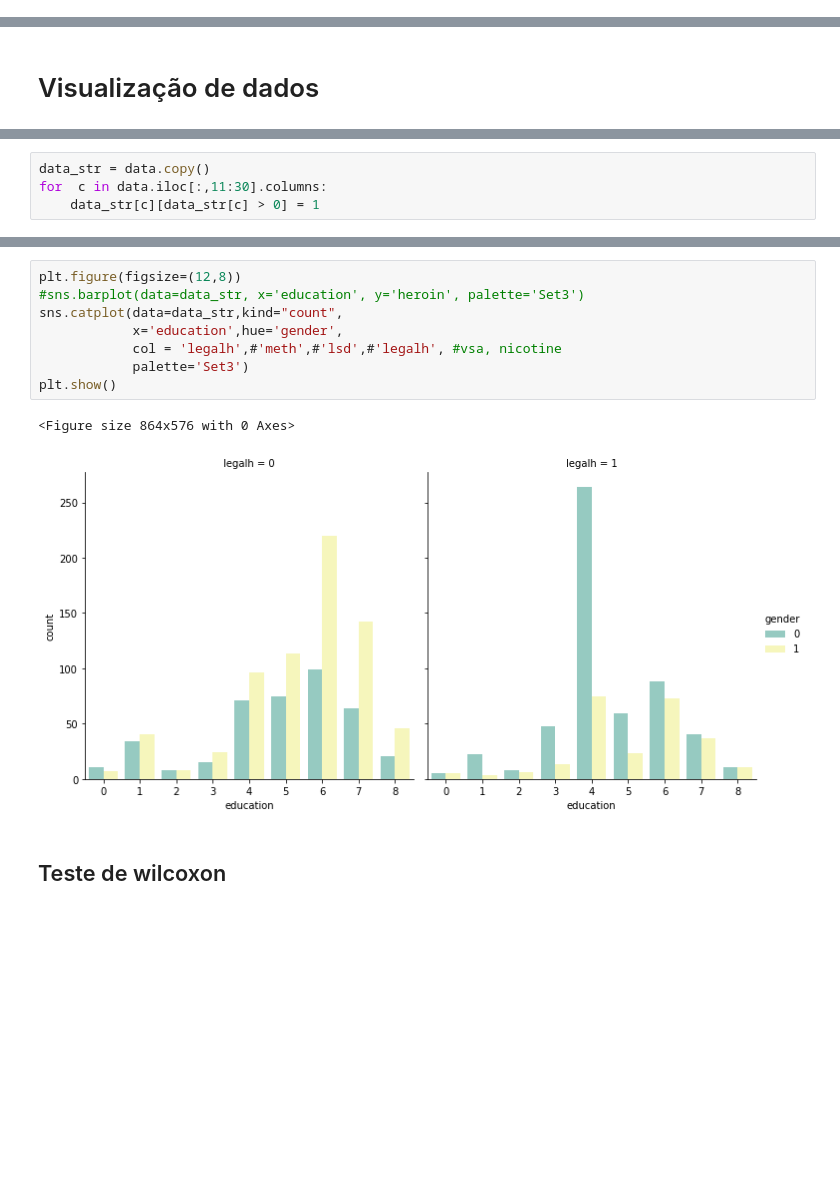
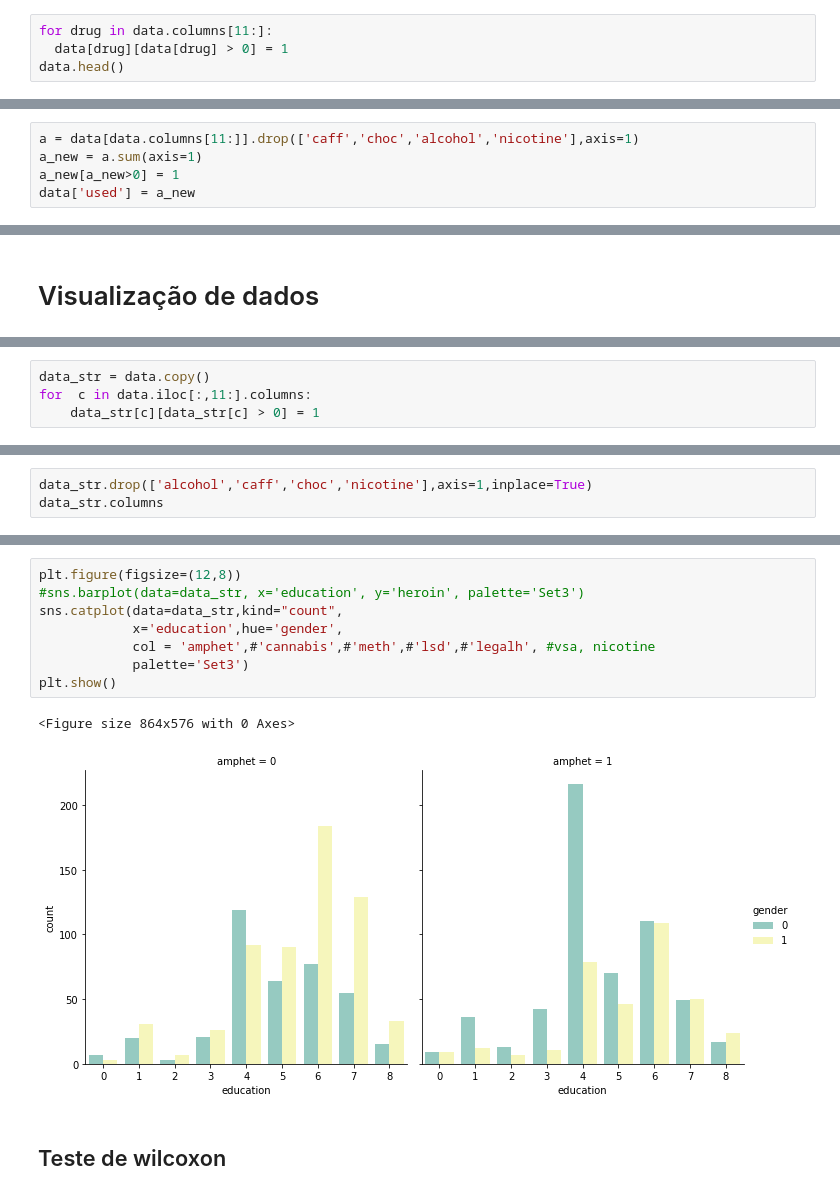
Before and after one commit to cahssis/am-drugs-consumption, a Jupyter notebook: relatorio01_ml.ipynb, the cells around one changed output, grey strips where cells are left out. Drawn from its saved outputs; the diff is of its cells as text; blank space fills up the shorter version.

```diff
--- a/relatorio01_ml.ipynb
+++ b/relatorio01_ml.ipynb
@@ -91,0 +92,4 @@ data.head()
+# %%
+for drug in data.columns[11:]:
+  data[drug][data[drug] > 0] = 1
+data.head()
@@ -91,0 +104,5 @@ data.head()
+# %%
+a = data[data.columns[11:]].drop(['caff','choc','alcohol','nicotine'],axis=1)
+a_new = a.sum(axis=1)
+a_new[a_new>0] = 1
+data['used'] = a_new
@@ -143,4 +153,4 @@ dtype: int64
 # %%
 data_str = data.copy()
-for  c in data.iloc[:,11:30].columns:
+for  c in data.iloc[:,11:].columns:
     data_str[c][data_str[c] > 0] = 1
@@ -155,0 +157,3 @@ Index(['age', 'gender', 'education', 'country', 'nscore', 'escore', 'oscore',
+# %%
+data_str.drop(['alcohol','caff','choc','nicotine'],axis=1,inplace=True)
+data_str.columns
@@ -178,14 +192,14 @@ df
 # %%
 plt.figure(figsize=(12,8))
 #sns.barplot(data=data_str, x='education', y='heroin', palette='Set3')
 sns.catplot(data=data_str,kind="count",
             x='education',hue='gender',
-            col = 'legalh',#'meth',#'lsd',#'legalh', #vsa, nicotine
+            col = 'amphet',#'cannabis',#'meth',#'lsd',#'legalh', #vsa, nicotine
             palette='Set3')
 plt.show()
 # %% [output]
 <Figure size 864x576 with 0 Axes>
-[figure, old version]
+[figure, new version]
 # %% [markdown]
 ## Teste de wilcoxon
 # %%
```
Also changed, not shown: parts of 41 cells of this notebook.
